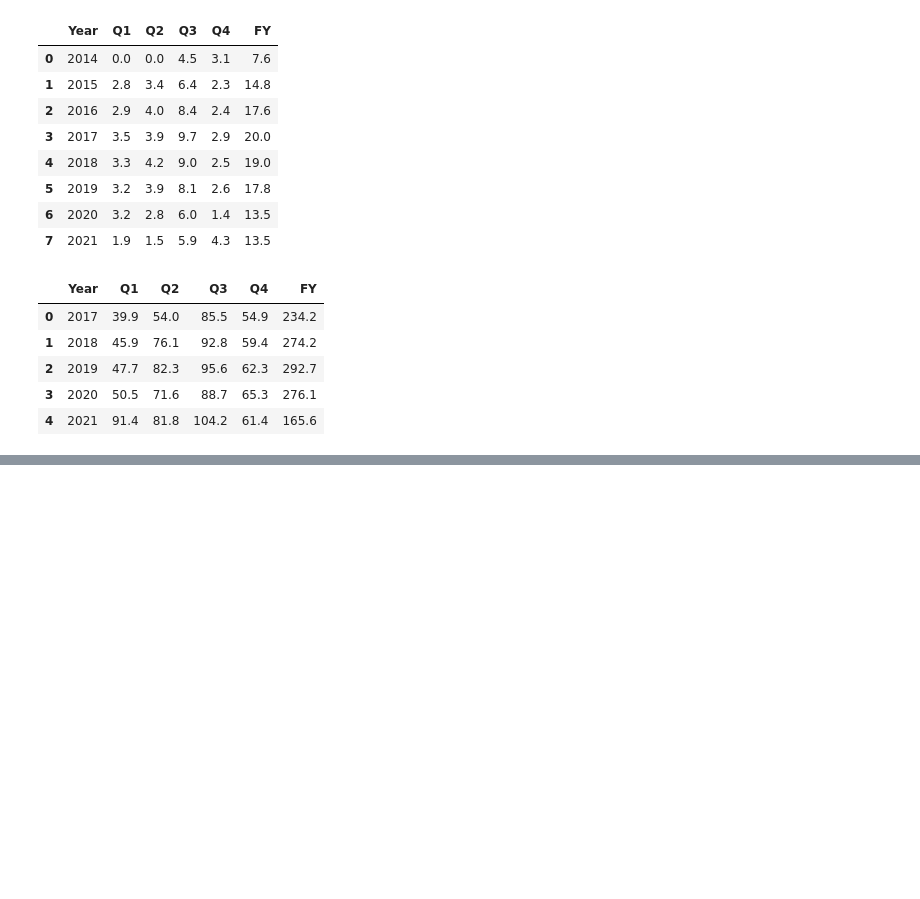
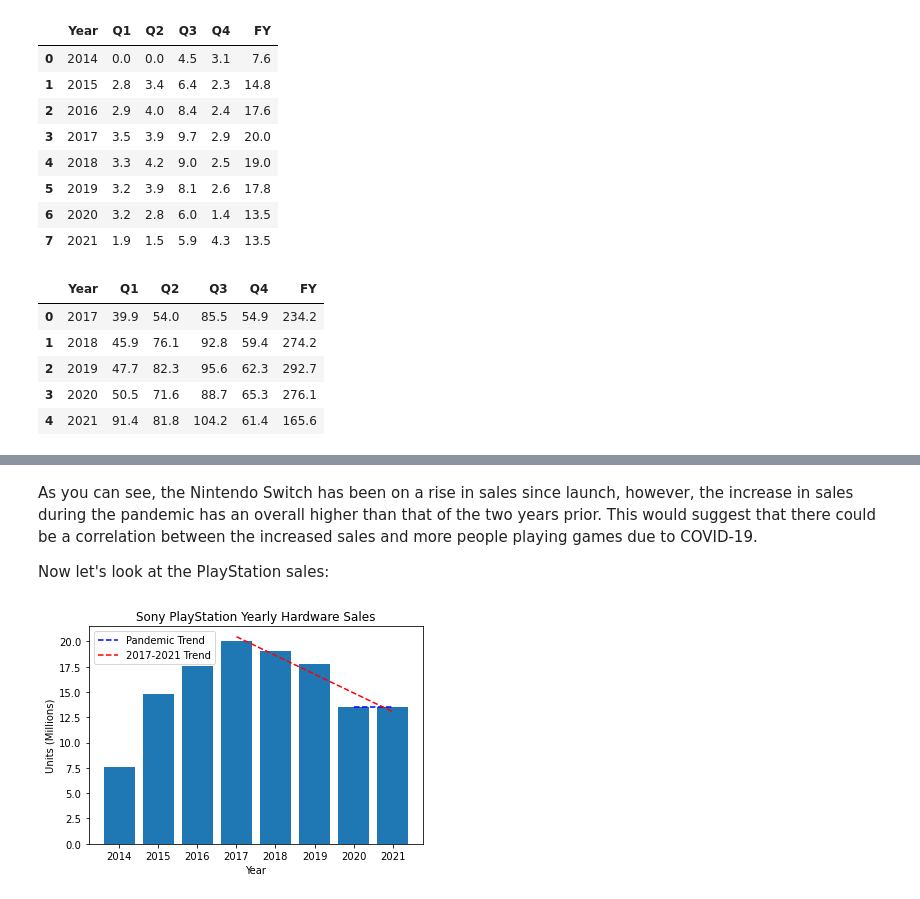
Before and after one commit to codenobacon4u/cmsc320-final-pandemic-gaming, a Jupyter notebook: FinalTutorial.ipynb, the cells around one changed output, grey strips where cells are left out. Saved outputs shown, nothing was run; the diff lists cells and outputs as text; code cells hidden in the pictures; blank space fills up the shorter version.

```diff
--- a/FinalTutorial.ipynb
+++ b/FinalTutorial.ipynb
@@ -252,0 +281,21 @@ plt.show()
+# %% [markdown]
+As you can see, the Nintendo Switch has been on a rise in sales since launch, however, the increase in sales during the pandemic has an overall higher than that of the two years prior. This would suggest that there could be a correlation between the increased sales and more people playing games due to COVID-19.
+
+Now let's look at the PlayStation sales:
+# %%
+x = ps_hardware['Year']
+y = ps_hardware['FY']
+plt.bar(x, y)
+z = np.polyfit(x[6:], y[6:], 1)
+p = np.poly1d(z)
+plt.plot(x[6:], p(x[6:]),"b--", label='Pandemic Trend')
+z = np.polyfit(x[3:], y[3:], 1)
+p = np.poly1d(z)
+plt.plot(x[3:], p(x[3:]),"r--", label='2017-2021 Trend')
+plt.title('Sony PlayStation Yearly Hardware Sales')
+plt.legend()
+plt.xlabel('Year')
+plt.ylabel('Units (Millions)')
+plt.show()
+# %% [output]
+[figure, added]
```
Also changed, not shown: parts of 19 cells of this notebook.
